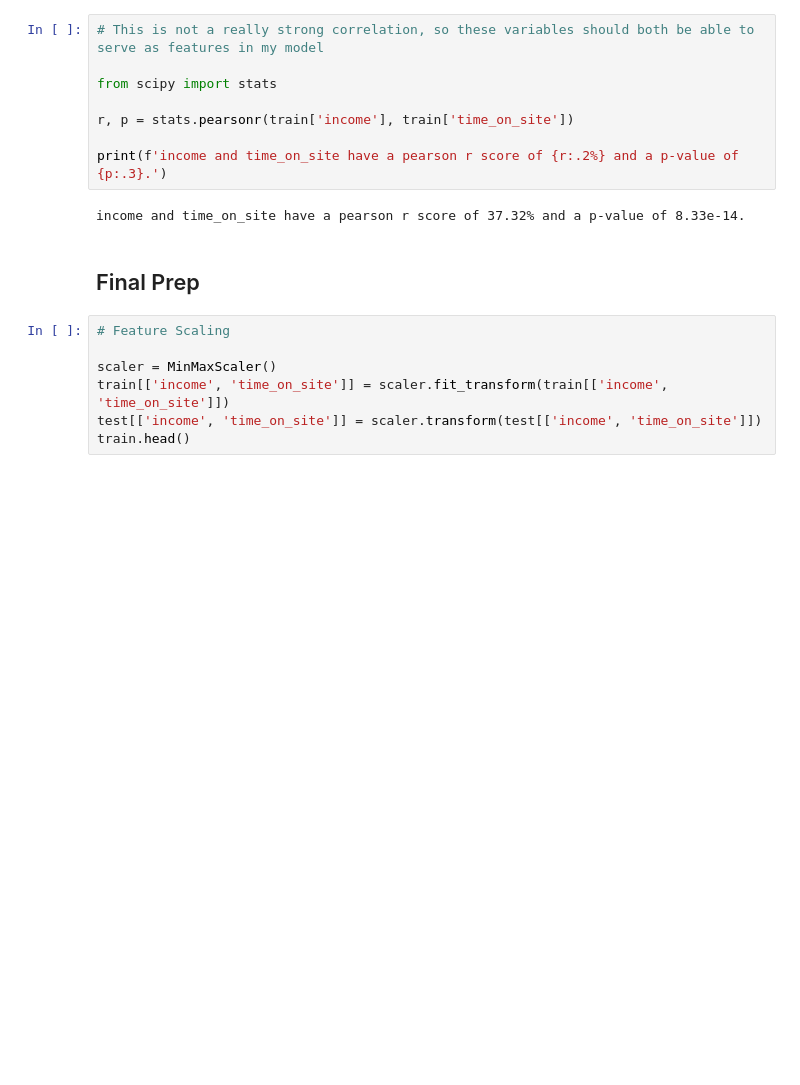
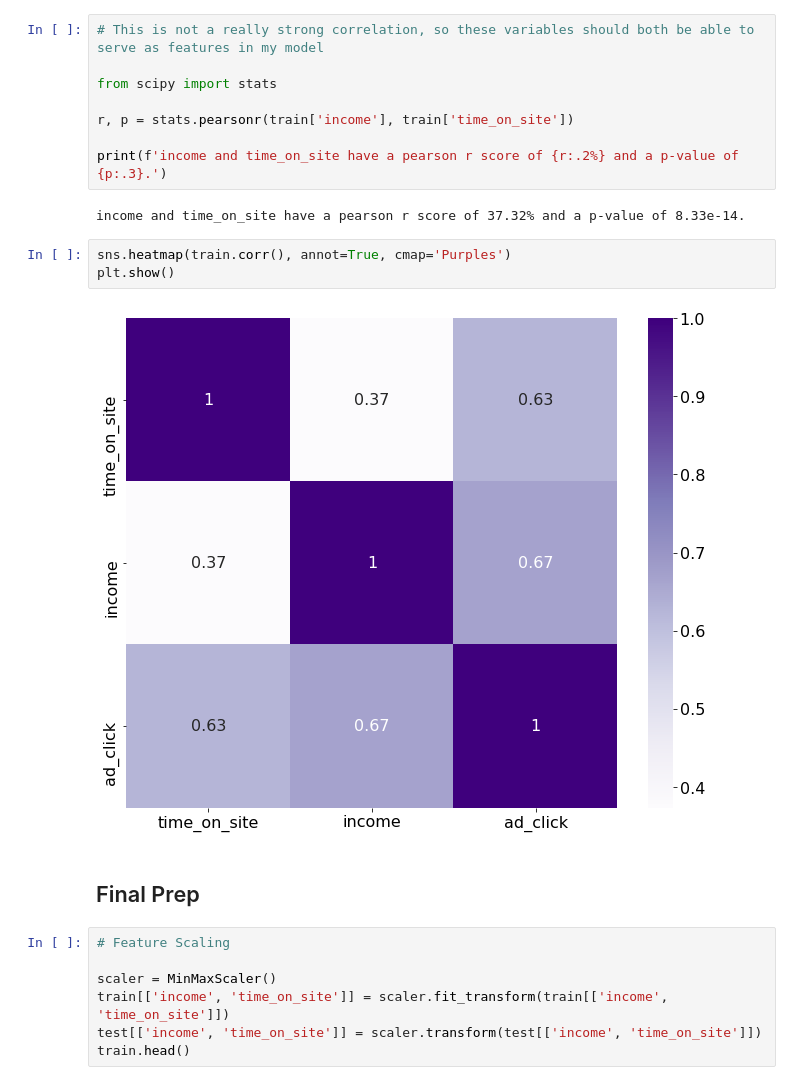
Before and after one commit to faithkane3/ds-methodologies-exercises, a Jupyter notebook: classification/ML Classification Package/3. Logisitic Regression/Predict Customer clicks on FB ads.ipynb, the cells around one changed output. Saved outputs shown, nothing was run; the diff lists cells and outputs as text; blank space fills up the shorter version.

```diff
--- a/classification/ML Classification Package/3. Logisitic Regression/Predict Customer clicks on FB ads.ipynb
+++ b/classification/ML Classification Package/3. Logisitic Regression/Predict Customer clicks on FB ads.ipynb
@@ -229,6 +229,11 @@ r, p = stats.pearsonr(train['income'], train['time_on_site'])
 print(f'income and time_on_site have a pearson r score of {r:.2%} and a p-value of {p:.3}.')
 # %% [output]
 income and time_on_site have a pearson r score of 37.32% and a p-value of 8.33e-14.
+# %%
+sns.heatmap(train.corr(), annot=True, cmap='Purples')
+plt.show()
+# %% [output]
+[figure, added]
 # %% [markdown]
 ## Final Prep
 # %%
```
Also changed, not shown: parts of 9 cells of this notebook, 2 other files.
